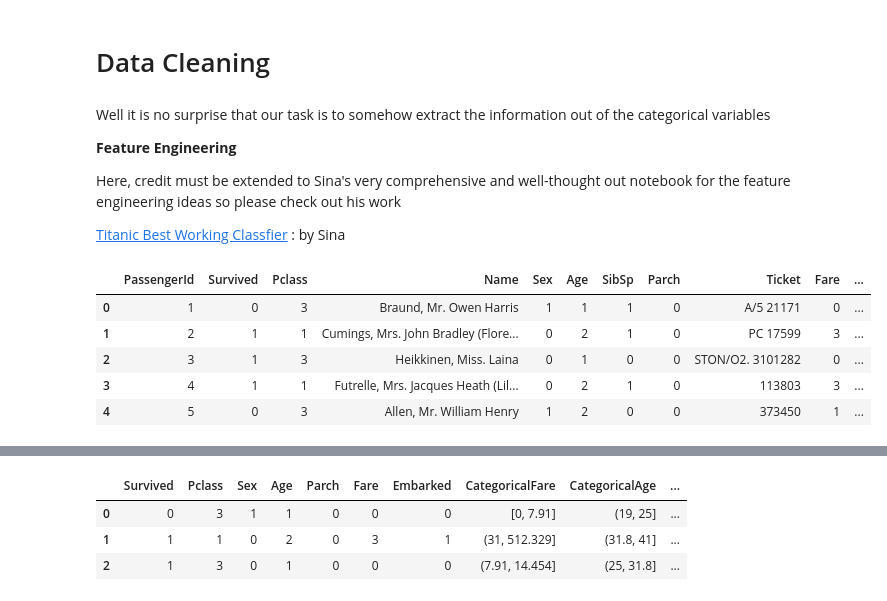
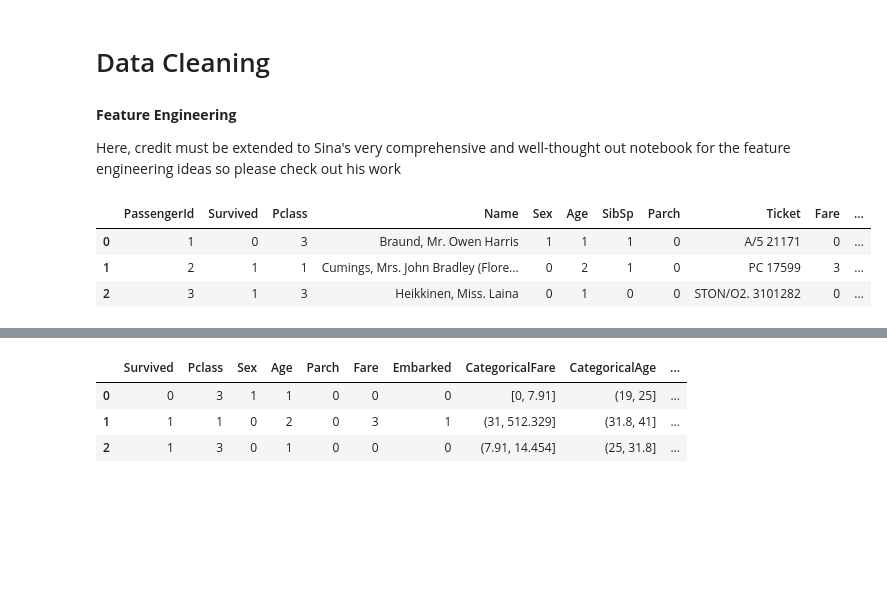
Before and after one commit to JayateerthaT/kaggle, a Jupyter notebook: titanic/Titanic.ipynb, the cells around one changed output, grey strips where cells are left out. Cells and saved outputs as stored; diff of their text form; code cells hidden in the pictures; blank space fills up the shorter version.

```diff
--- a/titanic/Titanic.ipynb
+++ b/titanic/Titanic.ipynb
@@ -190,16 +221,9 @@ def get_title(name):
         return title_search.group(1)
     return ""
 # %% [markdown]
-Well it is no surprise that our task is to somehow extract the information out of the categorical variables
-
 **Feature Engineering**
 
 Here, credit must be extended to Sina's very comprehensive and well-thought out notebook for the feature engineering ideas so please check out his work
-
-[Titanic Best Working Classfier][1] : by Sina
-
-
-  [1]: https://www.kaggle.com/sinakhorami/titanic/titanic-best-working-classifier
 # %%
 full_data = [train, test]
 
@@ -267,14 +291,12 @@ for dataset in full_data:
     dataset.loc[(dataset['Age'] > 48) & (dataset['Age'] <= 64), 'Age'] = 3
     dataset.loc[ dataset['Age'] > 64, 'Age'] = 4;
 # %%
-train.head()
+train.head(3)
 # %% [output]
 |  | PassengerId | Survived | Pclass | Name | Sex | Age | SibSp | Parch | Ticket | Fare | ... |
 | 0 | 1 | 0 | 3 | Braund, Mr. Owen Harris | 1 | 1 | 1 | 0 | A/5 21171 | 0 | ... |
 | 1 | 2 | 1 | 1 | Cumings, Mrs. John Bradley (Flore... | 0 | 2 | 1 | 0 | PC 17599 | 3 | ... |
 | 2 | 3 | 1 | 3 | Heikkinen, Miss. Laina | 0 | 1 | 0 | 0 | STON/O2. 3101282 | 0 | ... |
-| 3 | 4 | 1 | 1 | Futrelle, Mrs. Jacques Heath (Lil... | 0 | 2 | 1 | 0 | 113803 | 3 | ... |
-| 4 | 5 | 0 | 3 | Allen, Mr. William Henry | 1 | 2 | 0 | 0 | 373450 | 1 | ... |
 # %%
 # Feature selection
 train = train.drop(['PassengerId', 'Name', 'Ticket', 'Cabin', 'SibSp'], axis = 1)
```
Also changed, not shown: parts of 38 cells of this notebook.
